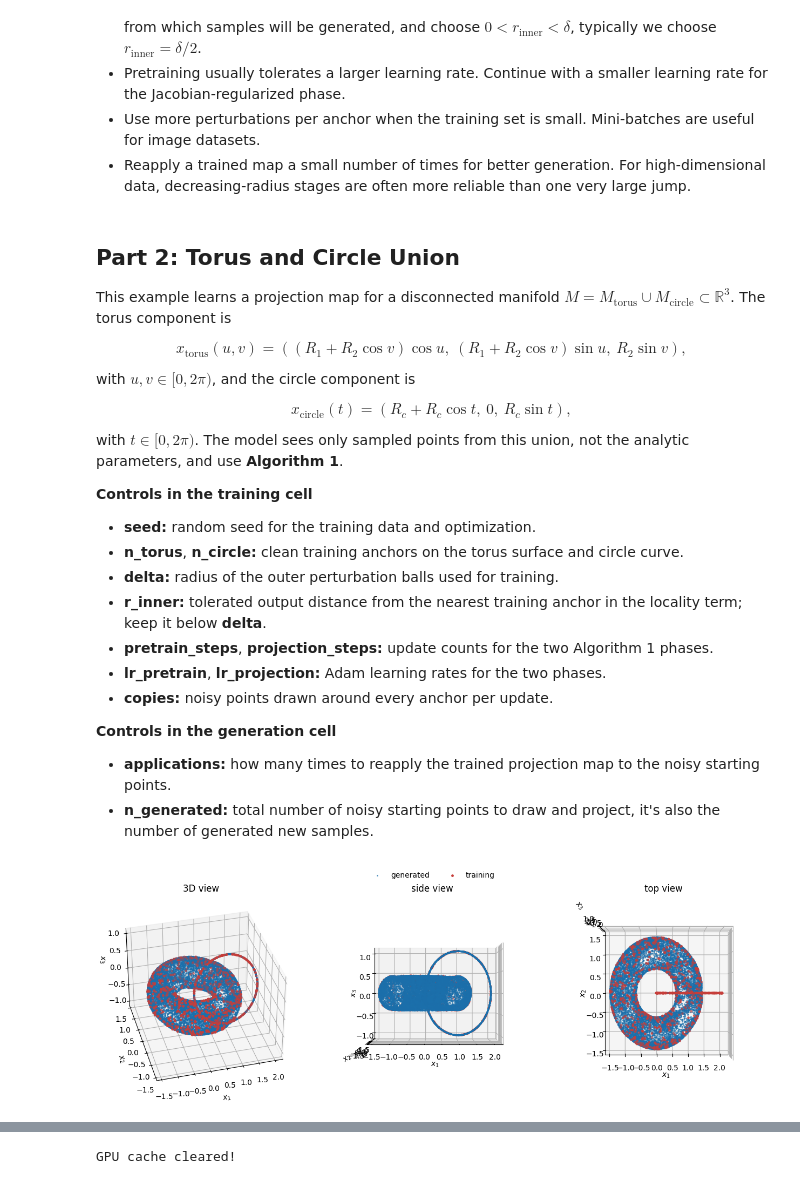
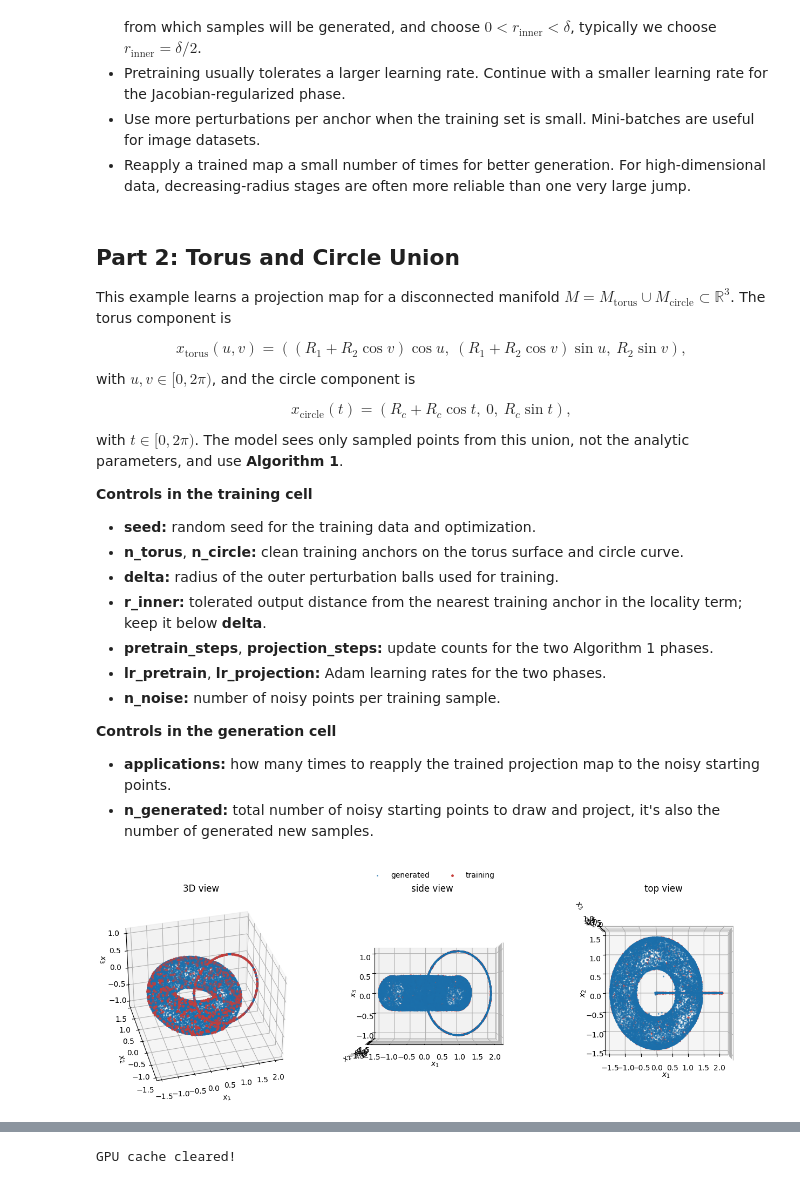
Before and after one commit to linchen-00/ProjectionLearning, a Jupyter notebook: Tutorial_on_ManifoldProjection.ipynb, the cells around one changed output, grey strips where cells are left out. Drawn from its saved outputs; the diff is of its cells as text; code cells hidden in the pictures.

```diff
--- a/Tutorial_on_ManifoldProjection.ipynb
+++ b/Tutorial_on_ManifoldProjection.ipynb
@@ -155,10 +156,10 @@ def sample_delta_ball(n, delta, ambient_dim, device=device):
     return (delta * directions * radii).T
 
 
-def inject_randomness(samples, delta, copies):
+def inject_randomness(samples, delta, n_noise):
     flat_dim = int(np.prod(samples.shape[1:]))
-    noise = sample_delta_ball(len(samples) * copies, delta, flat_dim, samples.device)
-    noise = noise.reshape(len(samples), copies, *samples.shape[1:])
+    noise = sample_delta_ball(len(samples) * n_noise, delta, flat_dim, samples.device)
+    noise = noise.reshape(len(samples), n_noise, *samples.shape[1:])
     return (samples[:, None] + noise).flatten(0, 1)
 
 
@@ -424,10 +425,9 @@ with $t\in[0,2\pi)$. The model sees only sampled points from this union, not the
 - **r_inner:** tolerated output distance from the nearest training anchor in the locality term; keep it below **delta**.
 - **pretrain_steps**, **projection_steps:** update counts for the two Algorithm 1 phases.
 - **lr_pretrain**, **lr_projection:** Adam learning rates for the two phases.
-- **copies:** noisy points drawn around every anchor per update.
+- **n_noise:** number of noisy points per training sample.
 
 **Controls in the generation cell**
-
 - **applications:** how many times to reapply the trained projection map to the noisy starting points.
 - **n_generated:** total number of noisy starting points to draw and project, it's also the number of generated new samples.
 # %%
@@ -441,14 +441,14 @@ pretrain_steps = 3000 #@param {type:"integer"}
 projection_steps = 2000 #@param {type:"integer"}
 lr_pretrain = 0.006 #@param {type:"number"}
 lr_projection = 0.001 #@param {type:"number"}
-copies = 10 #@param {type:"integer"}
+n_noise = 10 #@param {type:"integer"}
 
 union_config = dict(
     seed=seed, n_torus=n_torus, n_circle=n_circle,
     delta=delta, r_inner=r_inner,
     pretrain_steps=pretrain_steps, projection_steps=projection_steps,
     lr_pretrain=lr_pretrain, lr_projection=lr_projection,
-    copies=copies,
+    n_noise=n_noise,
 )
 set_seed(union_config["seed"])
 
@@ -471,11 +471,11 @@ _ = train_algorithm1(
     projection_steps=union_config["projection_steps"],
     lr_pretrain=union_config["lr_pretrain"],
     lr_projection=union_config["lr_projection"],
-    copies=union_config["copies"], scheduler_projection="cosine",
+    n_noise=union_config["n_noise"], scheduler_projection="cosine",
 )
 # %%
 #@title Generate and view samples
-applications = 4 #@param {type:"integer"}
+applications = 2 #@param {type:"integer"}
 n_generated = 20000 #@param {type:"integer"}
 
 if applications <= 0:
@@ -488,34 +488,34 @@ idx = torch.randint(len(union_samples), (n_generated,))
 union_start = inject_randomness(
     union_samples[idx].to(device), union_config["delta"], 1
 )
 union_generated = apply_repeatedly(union_model, union_start, applications).cpu()
 
 fig = plt.figure(figsize=(13, 4.3))
 legend_handles = None
 for i, (elev, azim, title) in enumerate([
     (35, -105, "3D view"), (0, -90, "side view"), (90, -90, "top view")
 ], 1):
     ax = fig.add_subplot(1, 3, i, projection="3d")
     gen = ax.scatter(
         *union_generated.T, s=1.5, alpha=0.55, color="#1b6fab",
         label="generated"
     )
     train = ax.scatter(
         *union_samples.T, s=6, color="#c73e3a", label="training"
     )
     if legend_handles is None:
         legend_handles = [gen, train]
     ax.view_init(elev, azim)
     ax.set_title(title)
     ax.set_xlabel("$x_1$"); ax.set_ylabel("$x_2$"); ax.set_zlabel("$x_3$")
 fig.legend(
     legend_handles, ["generated", "training"],
     loc="upper center", ncol=2, frameon=False, bbox_to_anchor=(0.5, 1.03)
 )
 plt.tight_layout(rect=(0, 0, 1, 0.94))
 plt.show()
 # %% [output]
-[figure, old version]
+[figure, new version]
 # %% [markdown]
 ## Part 3: $k$-Torus in $D$-dim Space
 
```
Also changed, not shown: parts of 11 cells of this notebook.
